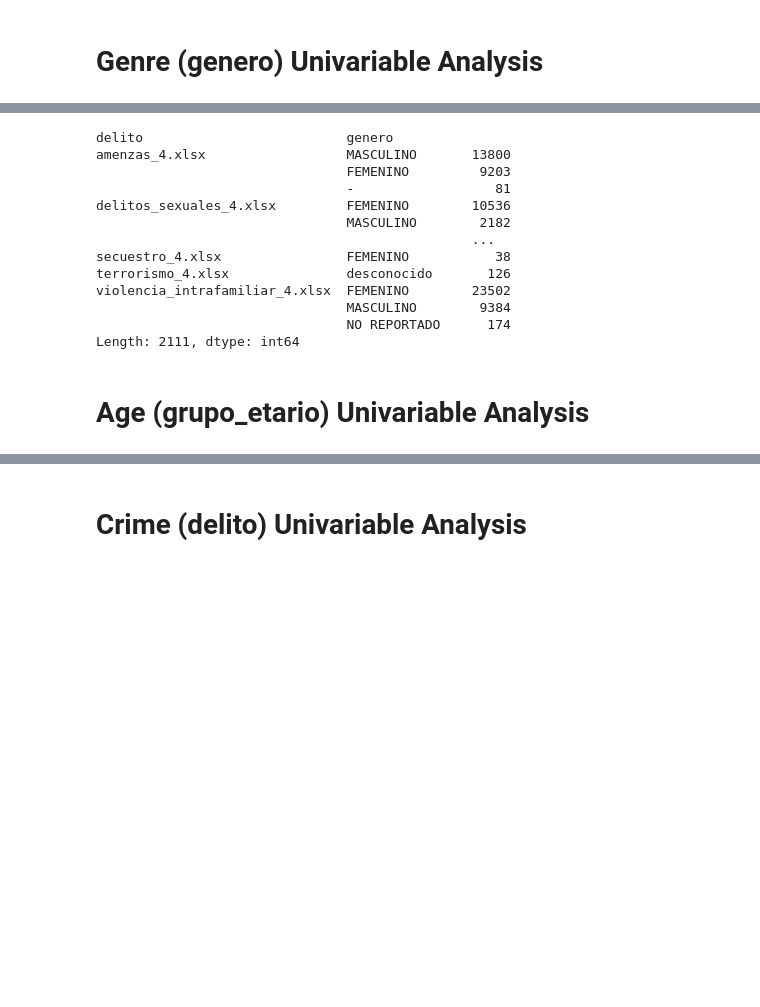
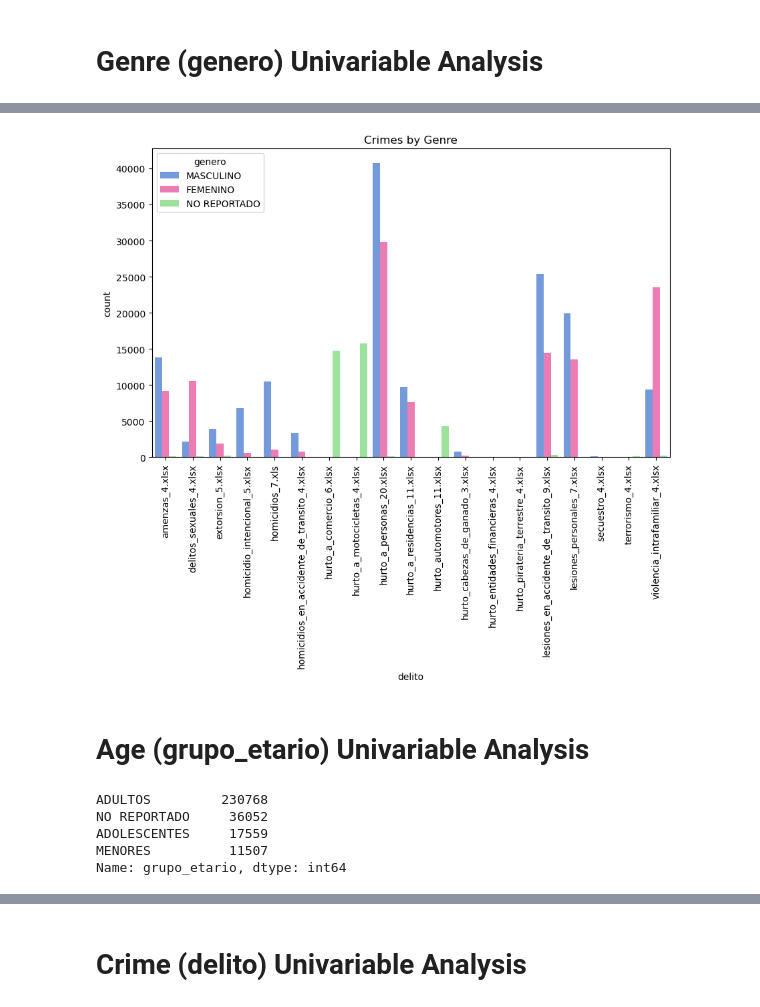
Before and after one commit to Alejolamilla/Colombian-Crimes, a Jupyter notebook: Notebooks/02_EDA.ipynb, the cells around one changed output, grey strips where cells are left out. Drawn from its saved outputs; the diff is of its cells as text; code cells hidden in the pictures; blank space fills up the shorter version.

```diff
--- a/Notebooks/02_EDA.ipynb
+++ b/Notebooks/02_EDA.ipynb
@@ -152,18 +130,21 @@ Name: genero, Length: 1287, dtype: int64
-# %%
-df[["genero", "delito"]].groupby("delito").value_counts()
-# %% [output]
-delito                          genero
-amenzas_4.xlsx                  MASCULINO       13800
-                                FEMENINO         9203
-                                -                  81
-delitos_sexuales_4.xlsx         FEMENINO        10536
-                                MASCULINO        2182
-                                                ...
-secuestro_4.xlsx                FEMENINO           38
-terrorismo_4.xlsx               desconocido       126
-violencia_intrafamiliar_4.xlsx  FEMENINO        23502
-                                MASCULINO        9384
-                                NO REPORTADO      174
-Length: 2111, dtype: int64
+# %%
+# Define the color palette
+palette = {"MASCULINO": "cornflowerblue", "FEMENINO": "hotpink", "NO REPORTADO": "lightgreen"}
+
+plt.figure(figsize=(10,6))
+sns.countplot(data=df[["genero", "delito"]], x='delito', hue='genero', palette=palette)
+plt.title('Crimes by Genre')
+plt.xticks(rotation=90)
+plt.show()
+# %% [output]
+[figure, added]
 # %% [markdown]
 # Age (grupo_etario) Univariable Analysis
+# %%
+df["grupo_etario"].value_counts()
+# %% [output]
+ADULTOS         230768
+NO REPORTADO     36052
+ADOLESCENTES     17559
+MENORES          11507
+Name: grupo_etario, dtype: int64
```
Also changed, not shown: parts of 12 cells of this notebook, 2 other files.
